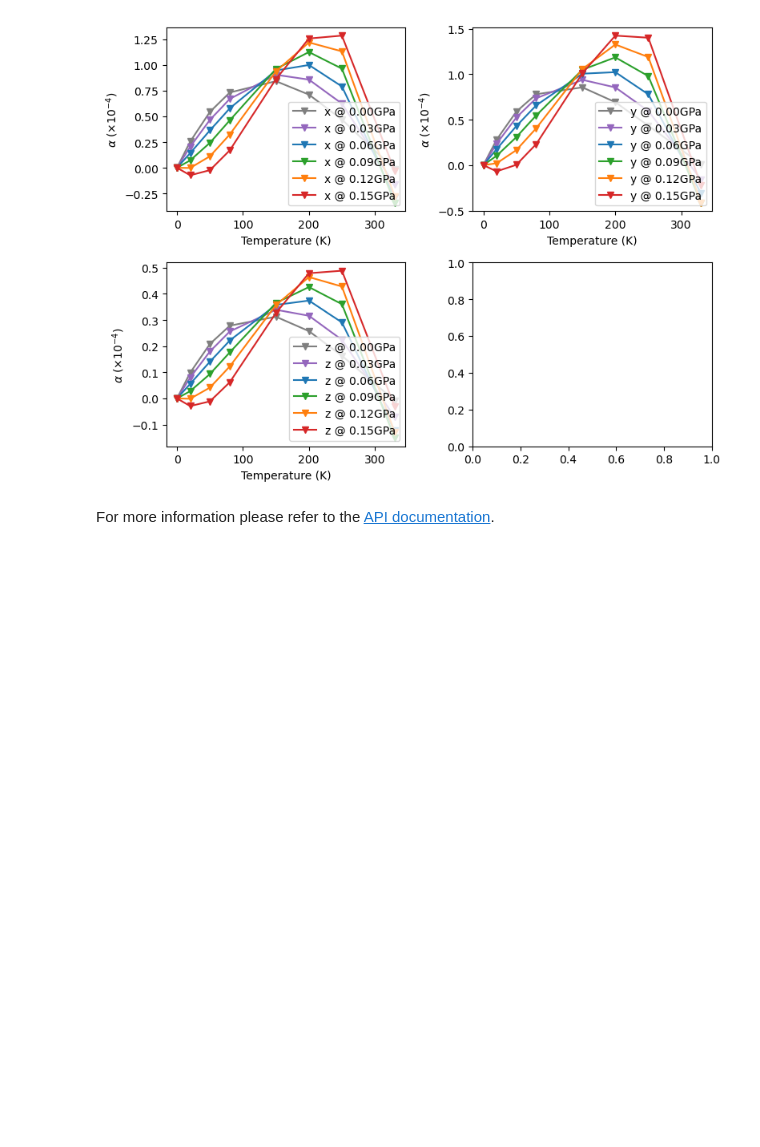
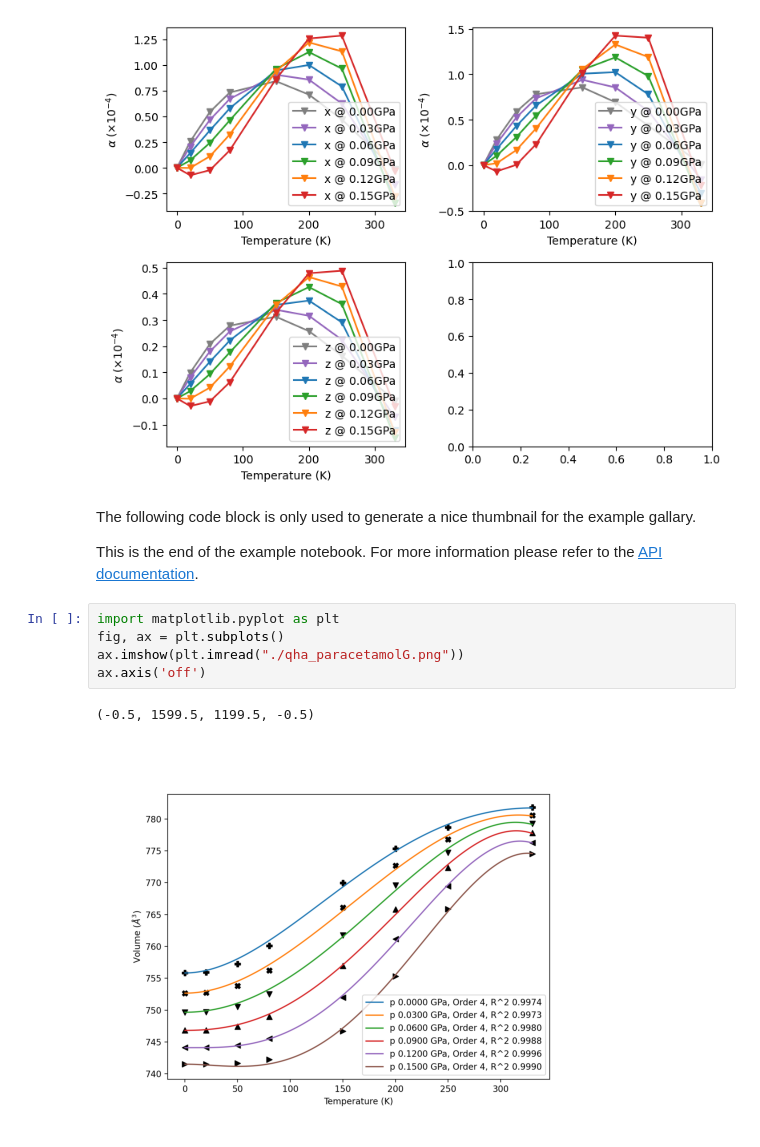
Before and after one commit to Spica-Vir/CRYSTALpytools-dev, a Jupyter notebook: examples/thermodynamics/qha.ipynb, the cells around one changed output. Cells and saved outputs as stored; diff of their text form; blank space fills up the shorter version.

Commit message:
sync example cases

```diff
--- a/examples/thermodynamics/qha.ipynb
+++ b/examples/thermodynamics/qha.ipynb
@@ -480,5 +480,15 @@ for il in range(obj.alpha_l.shape[-1]):
     fig.axes[il].set_ylabel(r'$\alpha$ $(\times10^{-4})$')
 # %% [output]
 [figure]
-# %% [markdown]
-For more information please refer to the [API documentation](https://crystal-code-tools.github.io/CRYSTALpytools/crystalpytools.thermodynamics.html).
+# %% [markdown]
+The following code block is only used to generate a nice thumbnail for the example gallary.
+
+This is the end of the example notebook. For more information please refer to the [API documentation](https://crystal-code-tools.github.io/CRYSTALpytools/crystalpytools.thermodynamics.html).
+# %%
+import matplotlib.pyplot as plt
+fig, ax = plt.subplots()
+ax.imshow(plt.imread("./qha_paracetamolG.png"))
+ax.axis('off')
+# %% [output]
+(-0.5, 1599.5, 1199.5, -0.5)
+[figure, added]
```
Also changed, not shown: 13 other files.
